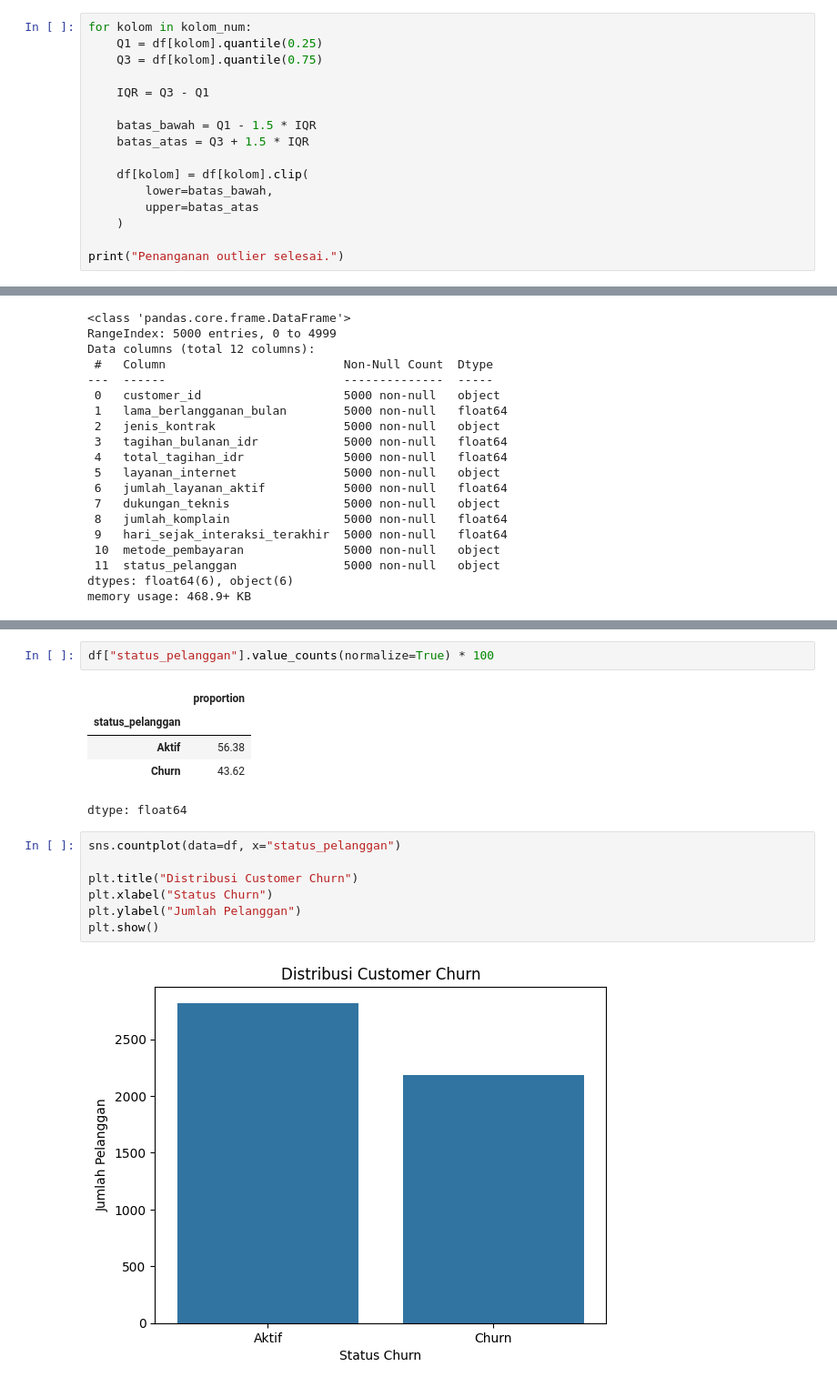
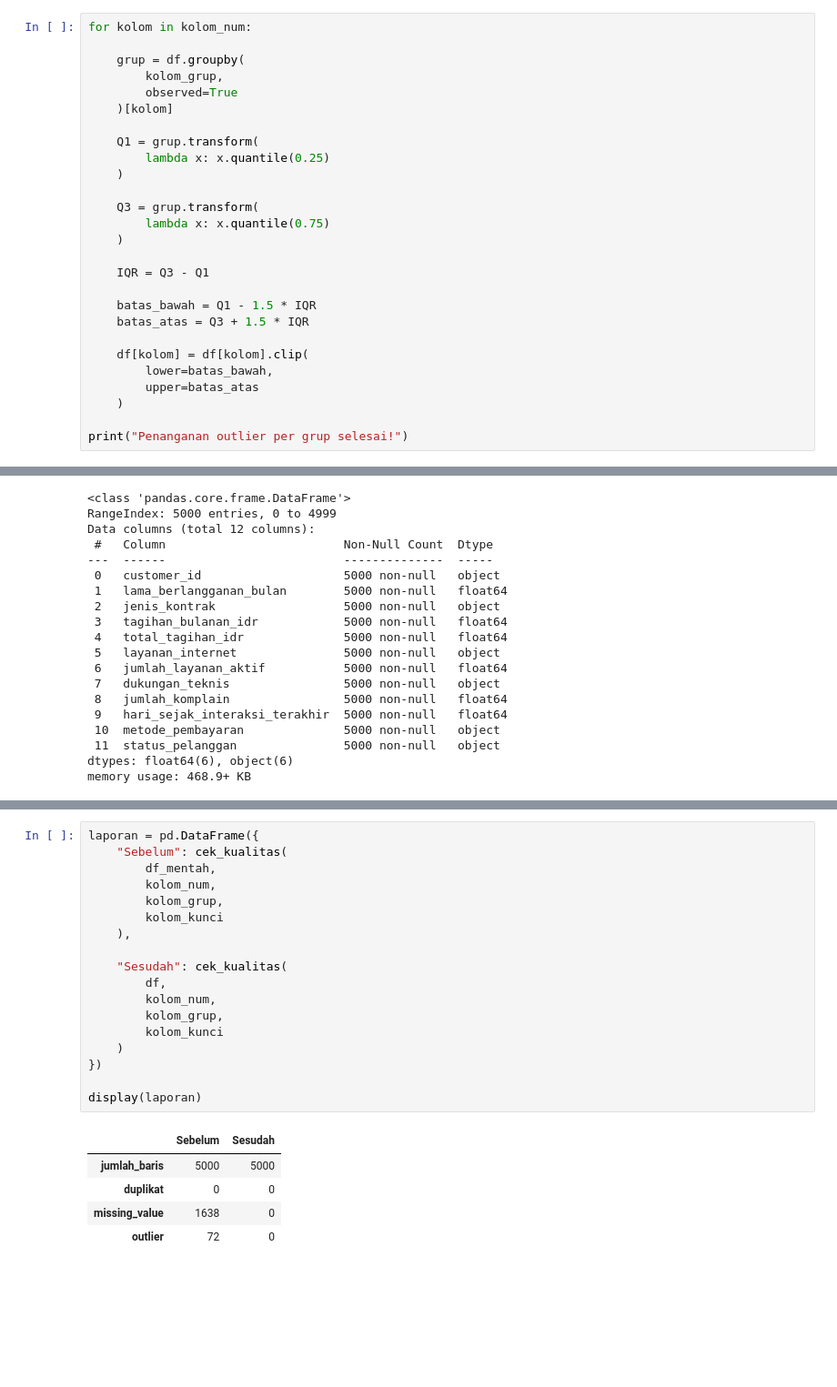
Before and after one commit to IpanTEKNIKINFORMATIKA/Latihan-Mobile, a Jupyter notebook: Hands_On_3.ipynb, the cells around one changed output, grey strips where cells are left out. Shown at 91% size. Saved outputs shown, nothing was run; the diff lists cells and outputs as text; blank space fills up the shorter version.

```diff
--- a/Hands_On_3.ipynb
+++ b/Hands_On_3.ipynb
@@ -134,7 +165,18 @@ dtype: int64
 # %%
 for kolom in kolom_num:
-    Q1 = df[kolom].quantile(0.25)
-    Q3 = df[kolom].quantile(0.75)
+
+    grup = df.groupby(
+        kolom_grup,
+        observed=True
+    )[kolom]
+
+    Q1 = grup.transform(
+        lambda x: x.quantile(0.25)
+    )
+
+    Q3 = grup.transform(
+        lambda x: x.quantile(0.75)
+    )
 
     IQR = Q3 - Q1
 
@@ -146,5 +188,5 @@ for kolom in kolom_num:
         upper=batas_atas
     )
 
-print("Penanganan outlier selesai.")
+print("Penanganan outlier per grup selesai!")
 # %% [output]
@@ -221,17 +252,24 @@ dtype: int64
-# %%
-df["status_pelanggan"].value_counts(normalize=True) * 100
-# %% [output]
-|  | proportion |
-| status_pelanggan |  |
-| Aktif | 56.38 |
-| Churn | 43.62 |
-dtype: float64
-# %%
-sns.countplot(data=df, x="status_pelanggan")
-
-plt.title("Distribusi Customer Churn")
-plt.xlabel("Status Churn")
-plt.ylabel("Jumlah Pelanggan")
-plt.show()
-# %% [output]
-[figure, removed]
+# %%
+laporan = pd.DataFrame({
+    "Sebelum": cek_kualitas(
+        df_mentah,
+        kolom_num,
+        kolom_grup,
+        kolom_kunci
+    ),
+
+    "Sesudah": cek_kualitas(
+        df,
+        kolom_num,
+        kolom_grup,
+        kolom_kunci
+    )
+})
+
+display(laporan)
+# %% [output]
+|  | Sebelum | Sesudah |
+| jumlah_baris | 5000 | 5000 |
+| duplikat | 0 | 0 |
+| missing_value | 1638 | 0 |
+| outlier | 72 | 0 |
```
Also changed, not shown: parts of 9 cells of this notebook.
